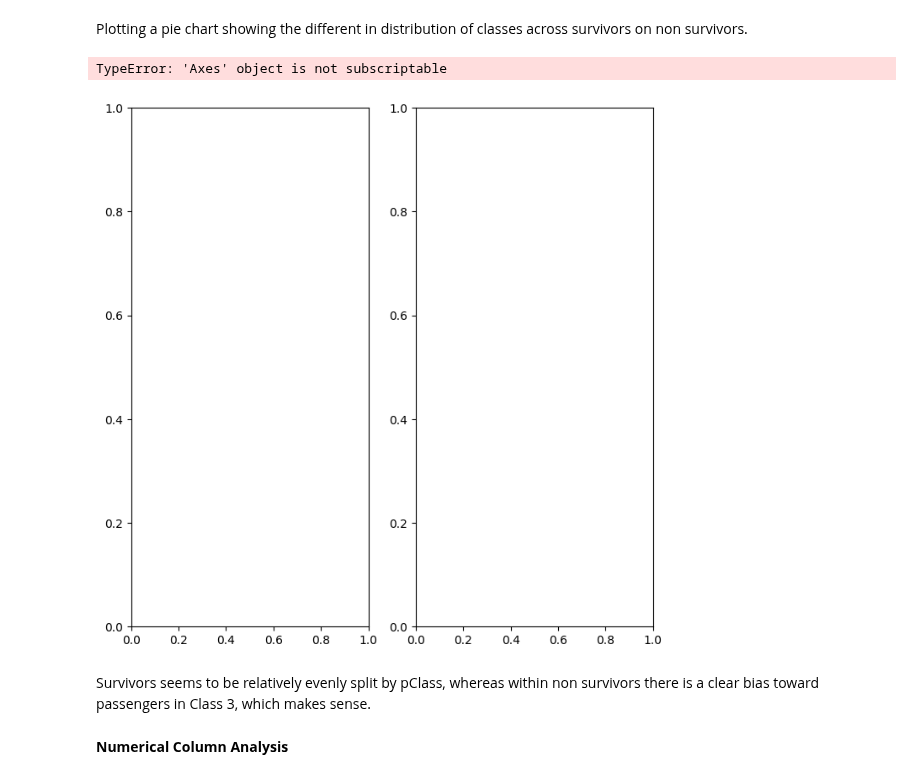
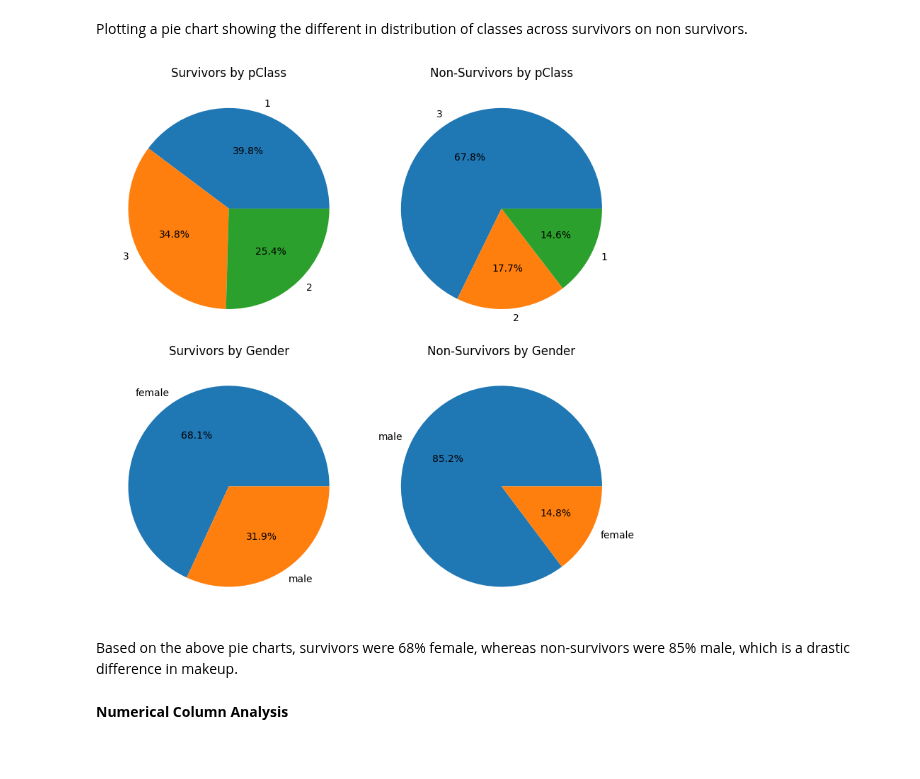
Before and after one commit to Mark-Barbaric/Kaggle, a Jupyter notebook: titanic/titanic_age_investigation.ipynb, the cells around one changed output. Saved outputs shown, nothing was run; the diff lists cells and outputs as text; code cells hidden in the pictures.

Commit message:
AP-33 - working on integration within age workbook.

```diff
--- a/titanic/titanic_age_investigation.ipynb
+++ b/titanic/titanic_age_investigation.ipynb
@@ -138,6 +138,9 @@ Plotting a pie chart showing the different in distribution of classes across sur
 # %%
 survived_classes = survived_df['Pclass'].value_counts()
 didnt_survive_classes = didnt_survive_df['Pclass'].value_counts()
+# %%
+survived_gender = survived_df['Sex'].value_counts()
+didnt_survive_gender = didnt_survive_df['Sex'].value_counts()
 # %%
 def value_counts_to_pie_charts(chart_counts: list[list[int]], chart_labels: list[list[str]], chart_titles: list[str], charts_per_column=3):
 
@@ -145,9 +148,15 @@ def value_counts_to_pie_charts(chart_counts: list[list[int]], chart_labels: list
         raise RuntimeError
 
     n_charts = len(chart_counts)
-    n_rows = n_charts // charts_per_column + 1
+    n_rows = n_charts // charts_per_column
+    n_cols = charts_per_column
 
-    n_cols = charts_per_column
+    if n_charts < charts_per_column:
+        n_rows += 1
+    else:
+        if n_charts % charts_per_column != 0:
+            n_rows += 1
+
     fig, axes = plt.subplots(nrows=n_rows, ncols=n_cols, figsize=(8, 8))
 
     for i in range(n_charts):
@@ -162,10 +171,9 @@ def value_counts_to_pie_charts(chart_counts: list[list[int]], chart_labels: list
     fig.tight_layout()
     plt.show()
 # %%
-full_chart_values = [survived_classes.values, didnt_survive_classes.values]
-full_chart_labels = [[f"Class {i}" for i in survived_classes.index] for _ in range(2)]
-chart_titles = ['Survivors by pClass', 'Non-Survivors by pClass']
+full_chart_values = [survived_classes.values, didnt_survive_classes.values, survived_gender.values, didnt_survive_gender.values]
+full_chart_labels = [survived_classes.index, didnt_survive_classes.index, survived_gender.index, didnt_survive_gender.index]
+chart_titles = ['Survivors by pClass', 'Non-Survivors by pClass', 'Survivors by Gender', 'Non-Survivors by Gender']
 value_counts_to_pie_charts(full_chart_values, full_chart_labels, chart_titles, 2)
 # %% [output]
-TypeError: 'Axes' object is not subscriptable
-[figure, old version]
+[figure, new version]
@@ -175,5 +180,5 @@ didnt_survive_gender = didnt_survive_df['Gender'].value_counts()
-# %% [markdown]
-Survivors seems to be relatively evenly split by pClass, whereas within non survivors there is a clear bias toward passengers in Class 3, which makes sense.
+# %% [markdown]
+Based on the above pie charts, survivors were 68% female, whereas non-survivors were 85% male, which is a drastic difference in makeup.
 # %% [markdown]
 **Numerical Column Analysis**
 # %%
```
Also changed, not shown: parts of 1 cell of this notebook.
